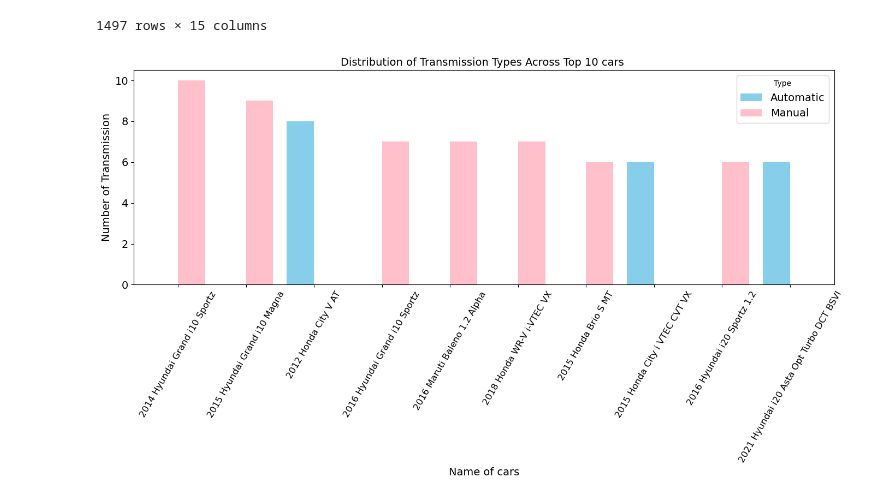
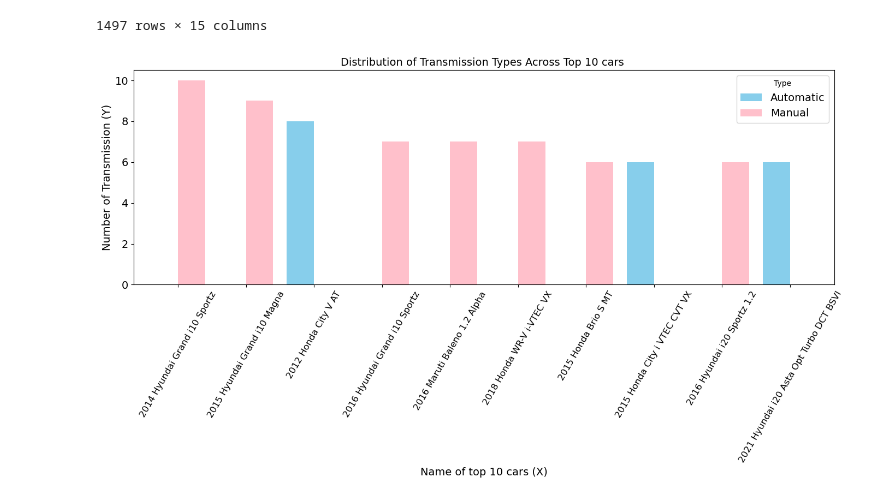
Before and after one commit to Dhaarani13/Dhaarani_S_Assignment2, a Jupyter notebook: dhaarani.ipynb, the cells around one changed output. Cells and saved outputs as stored; diff of their text form; code cells hidden in the pictures.

```diff
--- a/dhaarani.ipynb
+++ b/dhaarani.ipynb
@@ -291,36 +291,41 @@ data
 # BAR GRAPH - PLOT 1
 def plot_grouped_content_distribution(data, top_n_cars=10):
     """
-    Visualizes the distribution of Autonamic and Manual cars
+    Visualizes the distribution of Autonamic and Manual cars in a bar graph
+    for top 10car counts
     """
 
     # Splitting 'car_name' column for titles listed with multiple car_name
     data_expanded = data.assign(cars=data['car_name'].str.split(', ')).explode('car_name')
 
     # Aggregate data to count automatic and manual transmission per car
     cars_content = data_expanded.groupby(['car_name', 'transmission']).size().unstack().fillna(0)
 
 
     # Summing across rows to get total content count per car_name, and selecting top N cars
     top_cars= cars_content.sum(axis=1).nlargest(top_n_cars).index
     cars_content_top = cars_content.loc[top_cars]
 
 
 # Plotting
     cars_content_top.plot(kind='bar', color=['skyblue', 'pink'], figsize=(14, 8), width=0.8)
     plt.title(f'Distribution of Transmission Types Across Top {top_n_cars} cars ', fontsize=14)
-    plt.xlabel('Name of cars', fontsize=14)
-    plt.ylabel('Number of Transmission', fontsize=14)
+
+    plt.xlabel('Name of top 10 cars (X)', fontsize=14)
+    plt.ylabel('Number of Transmission (Y)', fontsize=14)
+
     plt.xticks(rotation=60 ,fontsize=12)
     plt.yticks(fontsize=14)
     plt.legend(title='Type', fontsize=14)
+
     plt.tight_layout()
+
     plt.show()
 
 
 
 plot_grouped_content_distribution(data, top_n_cars=10)
 # %% [output]
-[figure, old version]
+[figure, new version]
 # %%
 grouped_data=data.groupby("manufacturing_year")[["mileage(kmpl)","engine(cc)","torque(Nm)","price(in lakhs)"]].mean()
```
Also changed, not shown: parts of 6 cells of this notebook.
